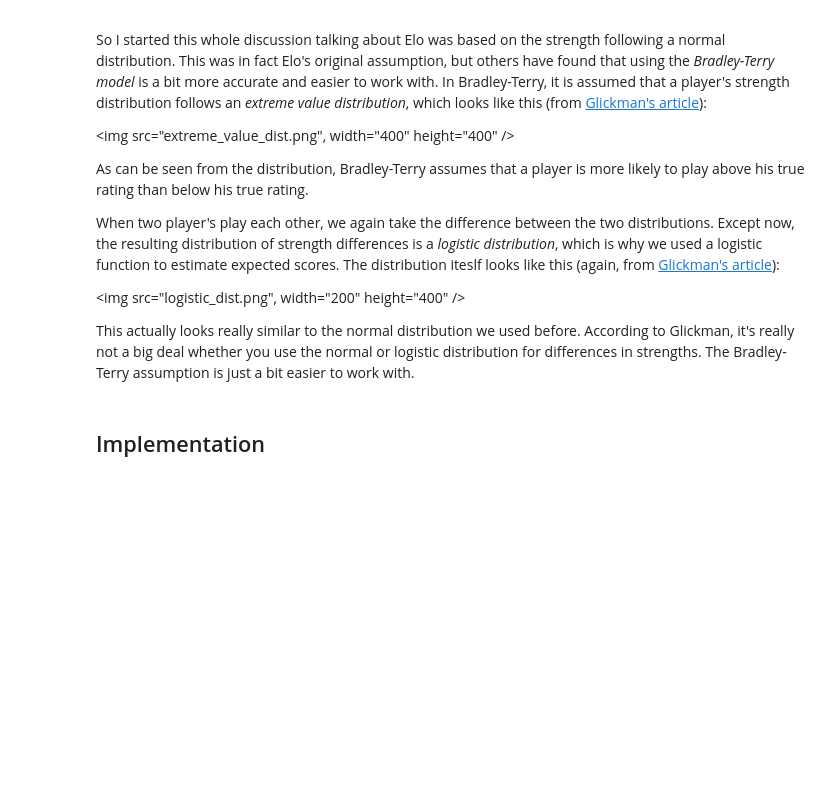
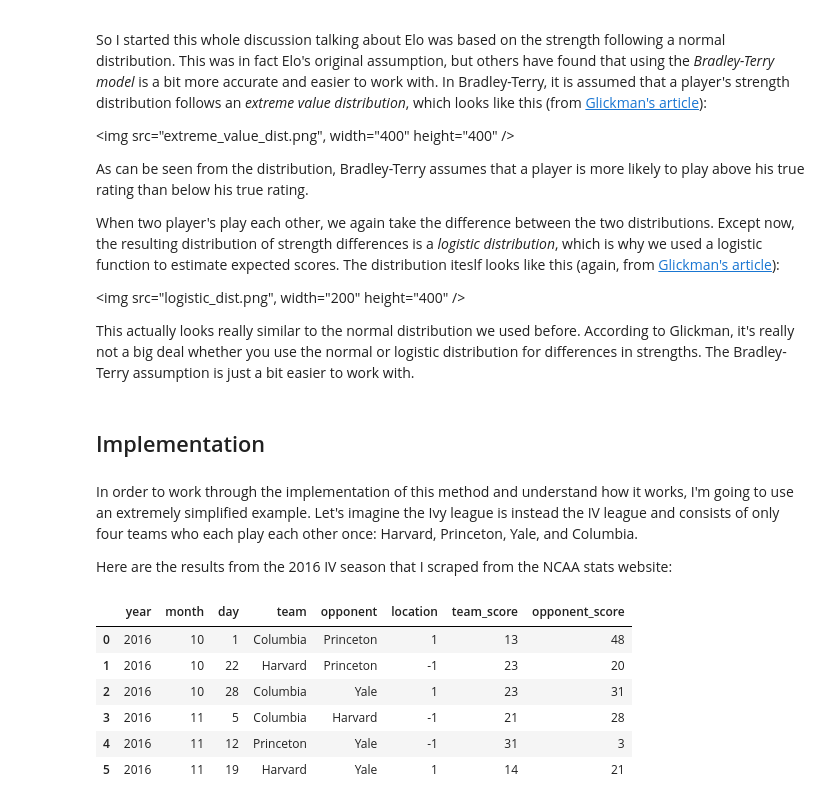
Before and after one commit to mc-robinson/ratings_methods, a Jupyter notebook: elo_ratings.ipynb, the cells around one changed output. Drawn from its saved outputs; the diff is of its cells as text; code cells hidden in the pictures; blank space fills up the shorter version.

```diff
--- a/elo_ratings.ipynb
+++ b/elo_ratings.ipynb
@@ -193,3 +194,18 @@ When two player's play each other, we again take the difference between the two
 This actually looks really similar to the normal distribution we used before. According to Glickman, it's really not a big deal whether you use the normal or logistic distribution for differences in strengths. The Bradley-Terry assumption is just a bit easier to work with.
 # %% [markdown]
 ## Implementation
+# %% [markdown]
+In order to work through the implementation of this method and understand how it works, I'm going to use an extremely simplified example. Let's imagine the Ivy league is instead the IV league and consists of only four teams who each play each other once: Harvard, Princeton, Yale, and Columbia.
+
+Here are the results from the 2016 IV season that I scraped from the NCAA stats website:
+# %%
+IV_df = pd.read_csv('IV_league_2016.csv')
+IV_df
+# %% [output]
+|  | year | month | day | team | opponent | location | team_score | opponent_score |
+| 0 | 2016 | 10 | 1 | Columbia | Princeton | 1 | 13 | 48 |
+| 1 | 2016 | 10 | 22 | Harvard | Princeton | -1 | 23 | 20 |
+| 2 | 2016 | 10 | 28 | Columbia | Yale | 1 | 23 | 31 |
+| 3 | 2016 | 11 | 5 | Columbia | Harvard | -1 | 21 | 28 |
+| 4 | 2016 | 11 | 12 | Princeton | Yale | -1 | 31 | 3 |
+| 5 | 2016 | 11 | 19 | Harvard | Yale | 1 | 14 | 21 |
```
Also changed, not shown: parts of 13 cells of this notebook.
